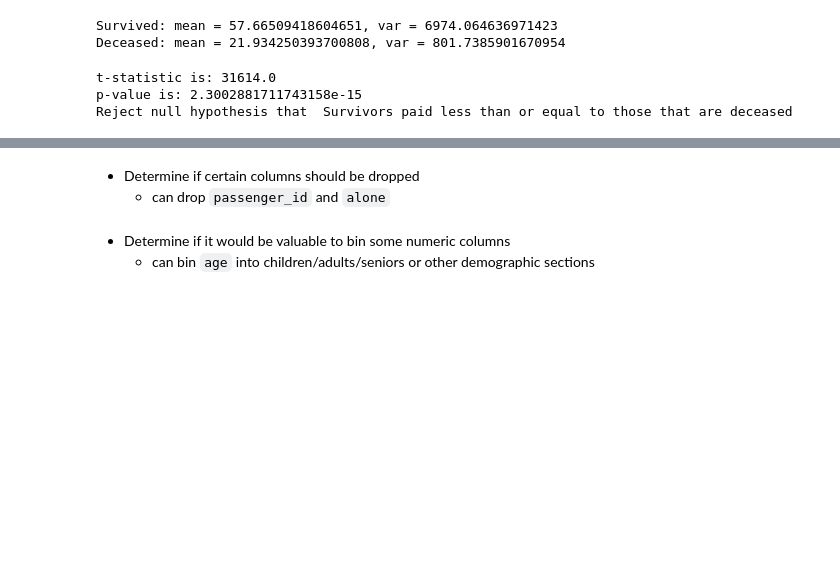
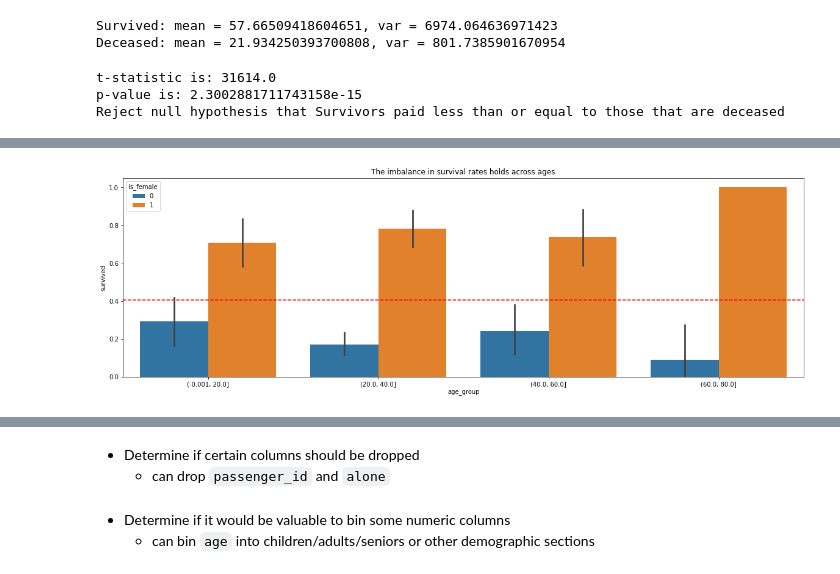
Before and after one commit to joshua-shorterivey/classification-exercises, a Jupyter notebook: classification_exercises.ipynb, the cells around one changed output, grey strips where cells are left out. Saved outputs shown, nothing was run; the diff lists cells and outputs as text; code cells hidden in the pictures; blank space fills up the shorter version.

```diff
--- a/classification_exercises.ipynb
+++ b/classification_exercises.ipynb
@@ -841,0 +871,11 @@ Reject null hypothesis that  Survivors paid less than or equal to those that are
+# %%
+age_bins = [0,20,40,60,80]
+train_titanic['age_group']=pd.cut(train_titanic['age'],age_bins, include_lowest=True)
+# %%
+sns.barplot(data=train_titanic, y='survived', x='age_group', hue='is_female')
+plt.axhline(train_titanic.survived.mean(), color='red', linestyle='dashed', label='Population Surivability Rate')
+plt.title('The imbalance in survival rates holds across ages, greatest disparity in 20~40 and 60~80 age groups')
+plt.gcf().set_size_inches(20,6)
+plt.show()
+# %% [output]
+[figure, added]
```
Also changed, not shown: parts of 54 cells of this notebook.
